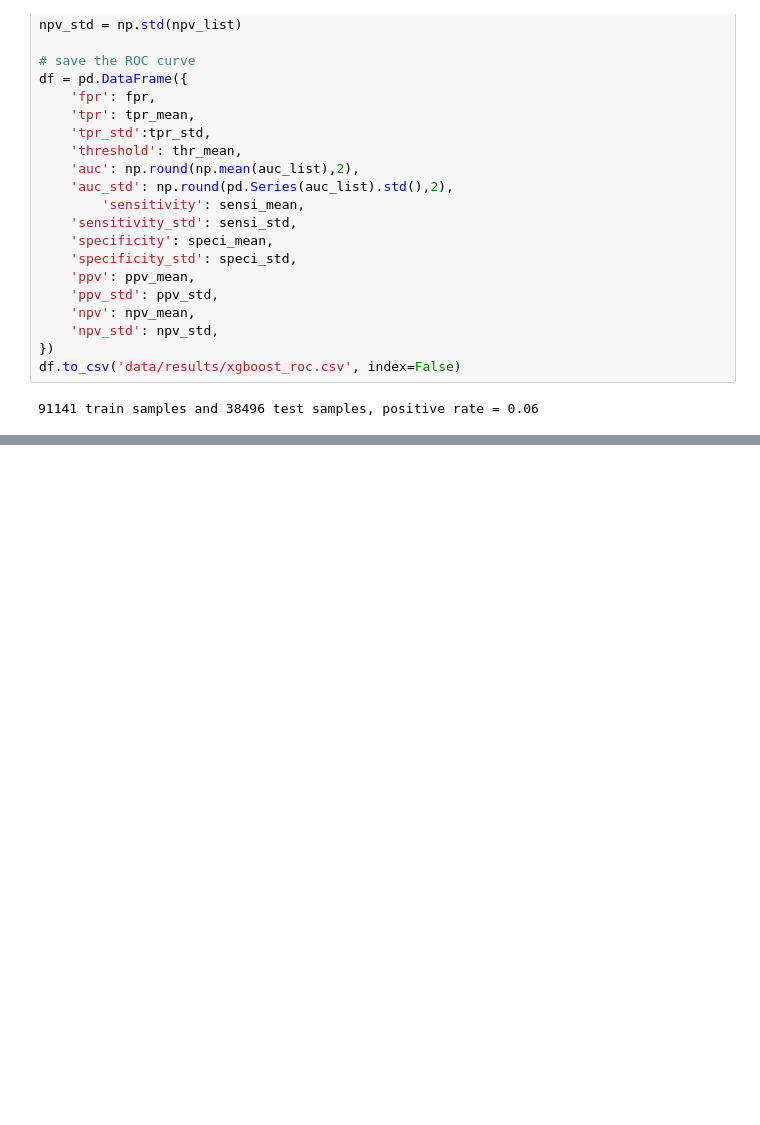
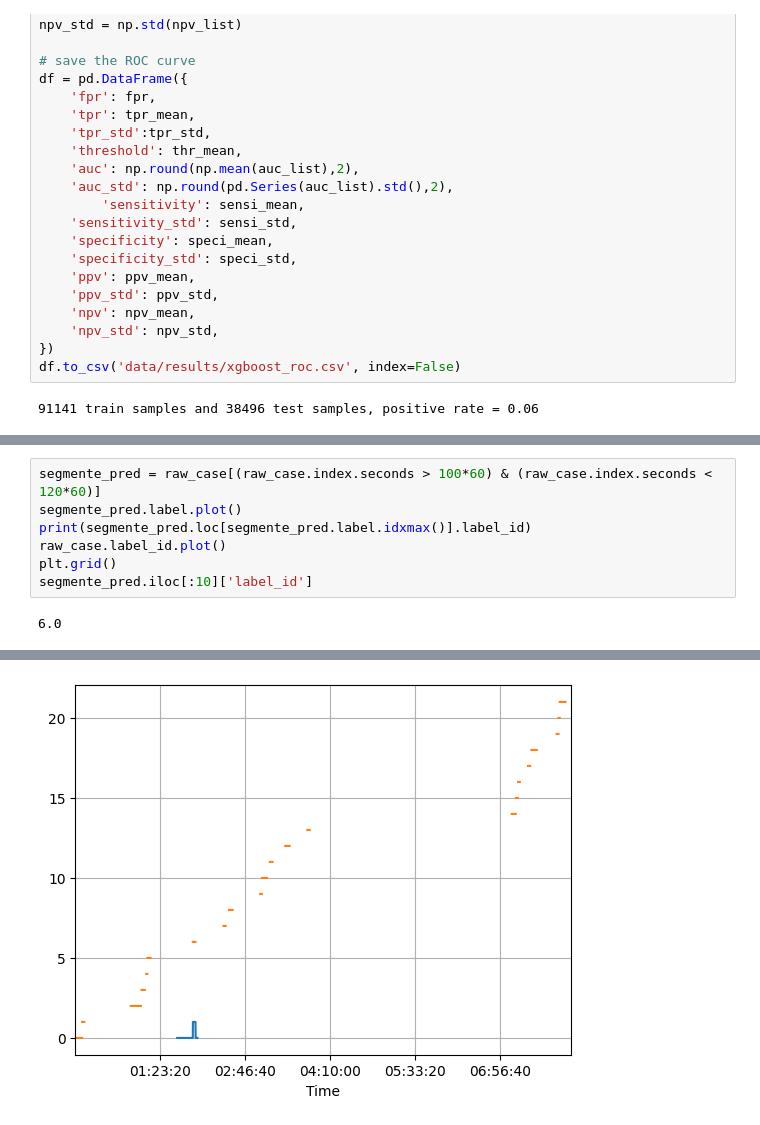
Before and after one commit to BobAubouin/hypotension_pred, a Jupyter notebook: scripts/xgboost_model.ipynb, the cells around one changed output, grey strips where cells are left out. Drawn from its saved outputs; the diff is of its cells as text; blank space fills up the shorter version.

```diff
--- a/scripts/xgboost_model.ipynb
+++ b/scripts/xgboost_model.ipynb
@@ -264,0 +275,9 @@ for case in cases:
+# %%
+segmente_pred = raw_case[(raw_case.index.seconds > 100*60) & (raw_case.index.seconds < 120*60)]
+segmente_pred.label.plot()
+print(segmente_pred.loc[segmente_pred.label.idxmax()].label_id)
+raw_case.label_id.plot()
+plt.grid()
+segmente_pred.iloc[:10]['label_id']
+# %% [output]
+6.0
@@ -264,0 +296 @@ for case in cases:
+[figure, added]
```
Also changed, not shown: parts of 5 cells of this notebook, 2 other files.
